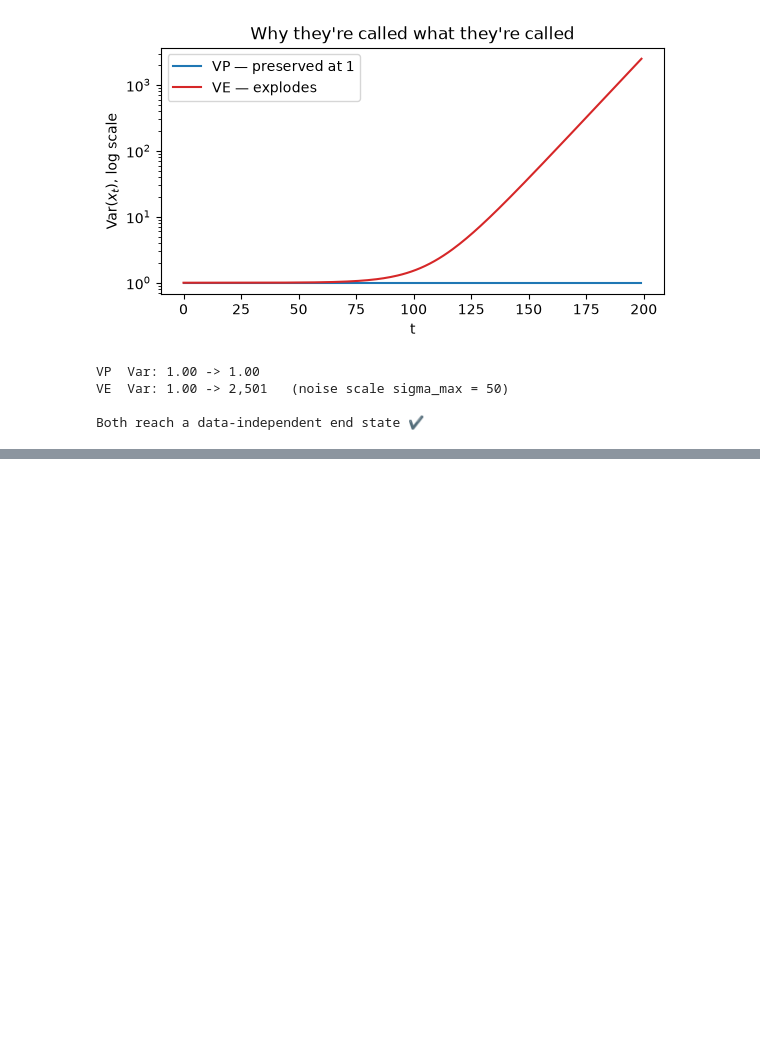
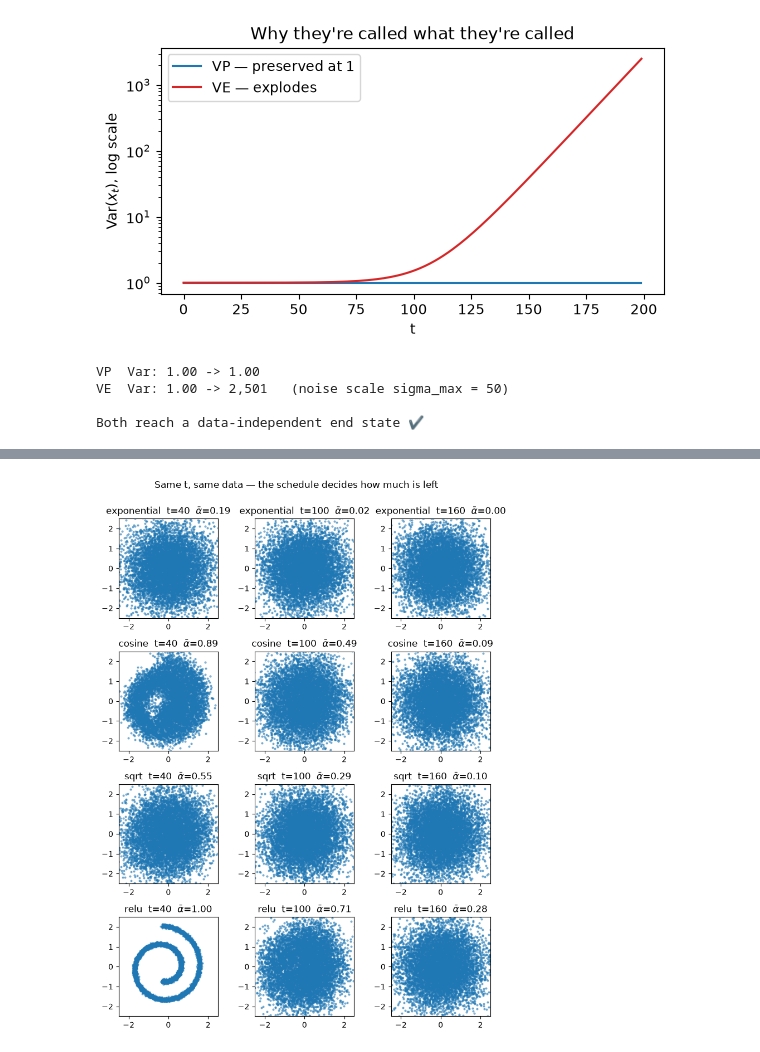
Before and after one commit to maksiksay/nanoDiffusion, a Jupyter notebook: solutions/notebooks/01_forward_process.ipynb, the cells around one changed output, grey strips where cells are left out. Drawn from its saved outputs; the diff is of its cells as text; code cells hidden in the pictures; blank space fills up the shorter version.

```diff
--- a/solutions/notebooks/01_forward_process.ipynb
+++ b/solutions/notebooks/01_forward_process.ipynb
@@ -434,0 +560,14 @@ equation.)
+# %%
+show = ["exponential", "cosine", "sqrt", "relu"]
+ts_show = [40, 100, 160]
+fig, axes = plt.subplots(len(show), len(ts_show), figsize=(2.5 * len(ts_show), 2.5 * len(show)))
+for i, name in enumerate(show):
+    ab_sched = SCHEDULES[name](u)[1:]            # per-step alpha_bars, length T
+    for j, ti in enumerate(ts_show):
+        x_t, _ = my_add_noise(data, torch.full((data.shape[0],), ti), ab_sched)
+        scatter_2d(axes[i, j], x_t,
+                   f"{name}  t={ti}  " + r"$\bar\alpha$=" + f"{ab_sched[ti]:.2f}")
+plt.suptitle("Same t, same data — the schedule decides how much is left", y=1.0)
+plt.tight_layout(); plt.show()
+# %% [output]
+[figure, added]
```
Also changed, not shown: parts of 8 cells of this notebook, 3 other files.
